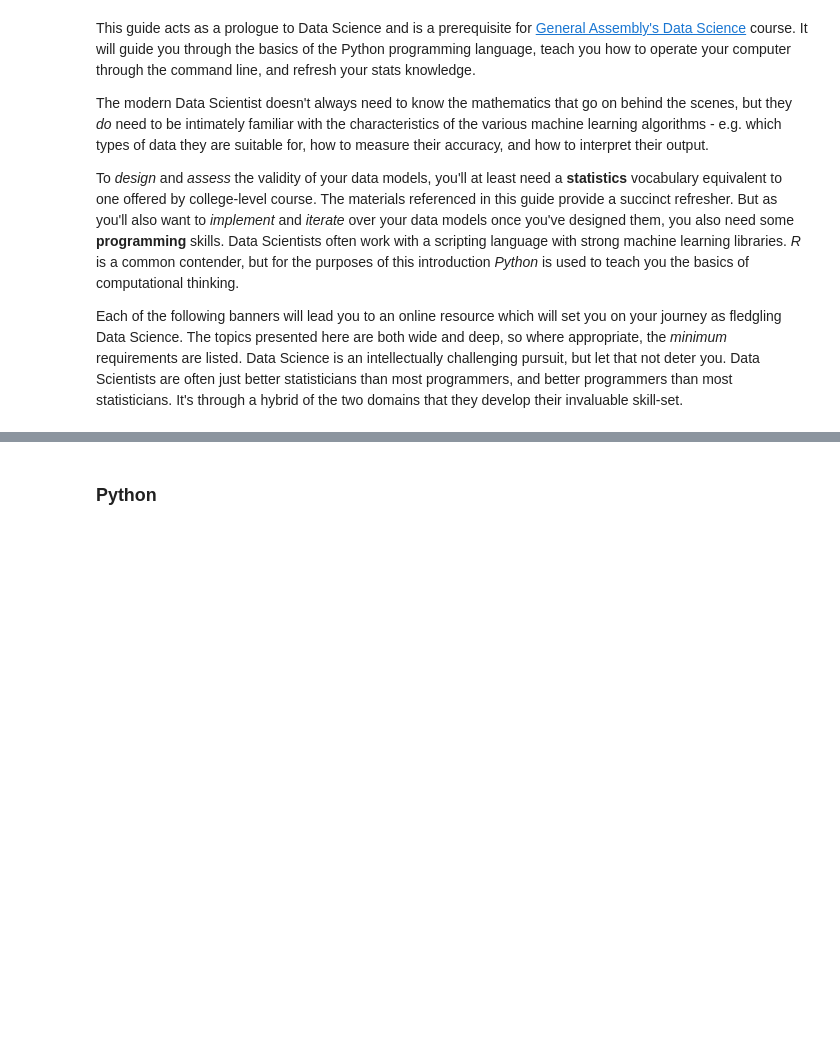
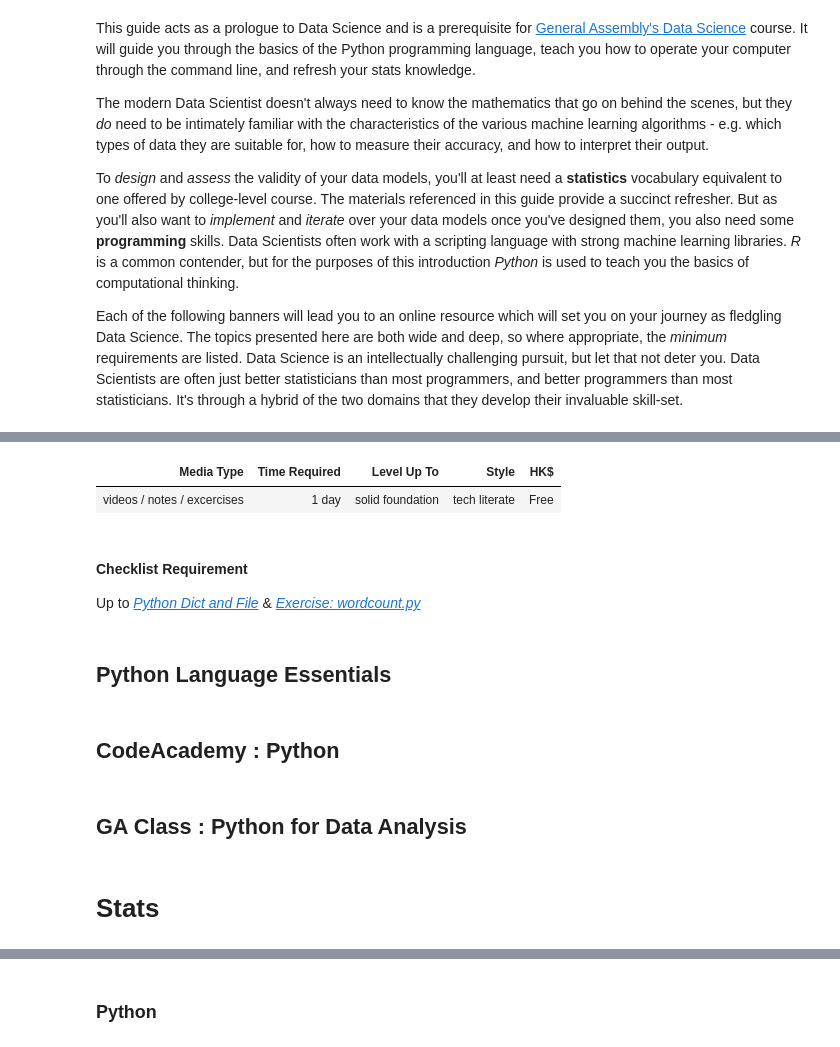
Before and after one commit to tijptjik/DS_prologue, a Jupyter notebook: prologue.ipynb, the cells around one changed output, grey strips where cells are left out. Saved outputs shown, nothing was run; the diff lists cells and outputs as text; code cells hidden in the pictures; blank space fills up the shorter version.

```diff
--- a/prologue.ipynb
+++ b/prologue.ipynb
@@ -18,0 +17,13 @@ Each of the following banners will lead you to an online resource which will  se
+# %%
+import IPython
+import pandas as pd
+import seaborn as sns
+from matplotlib_venn import venn3, venn3_circles
+from matplotlib import pyplot as plt
+
+# Utility Functions
+def table(df, print_index=True, print_header=True):
+    return IPython.display.display(HTML(df.to_html(index=print_index, header=print_header).replace('<table border="1" class="dataframe">','<table class="table table-striped table-hover">')))
+
+def resource_table(ref):
+    return table(df.ix[df.Ref == ref, 1:],False,True)
@@ -18,0 +79,17 @@ Each of the following banners will lead you to an online resource which will  se
+# %%
+resource_table('google')
+# %% [output]
+| Media Type | Time Required | Level Up To | Style | HK$ |
+| videos / notes / excercises | 1 day | solid foundation | tech literate | Free |
+# %% [markdown]
+#### Checklist Requirement
+
+Up to _[Python Dict and File](https://developers.google.com/edu/python/dict-files)_ & _[Exercise: wordcount.py](https://developers.google.com/edu/python/exercises/basic)_
+# %% [markdown]
+## Python Language Essentials
+# %% [markdown]
+## CodeAcademy : Python
+# %% [markdown]
+## GA Class : Python for Data Analysis
+# %% [markdown]
+# Stats
```
Also changed, not shown: parts of 15 cells of this notebook, 2 other files.
